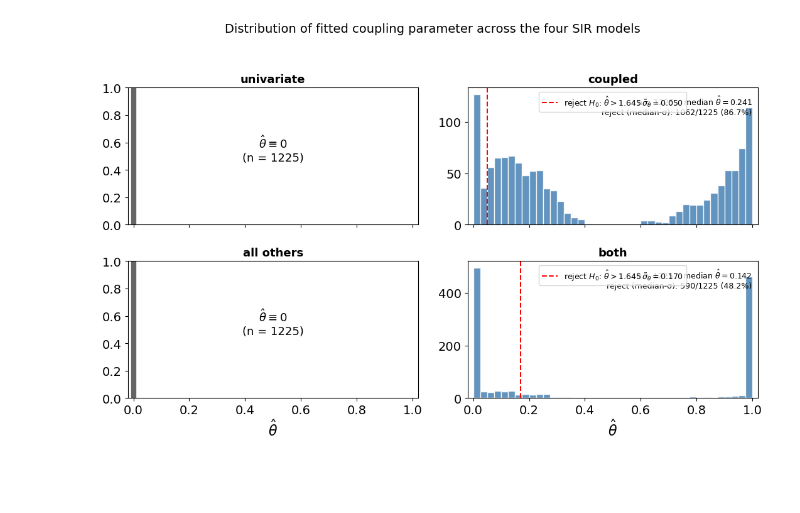
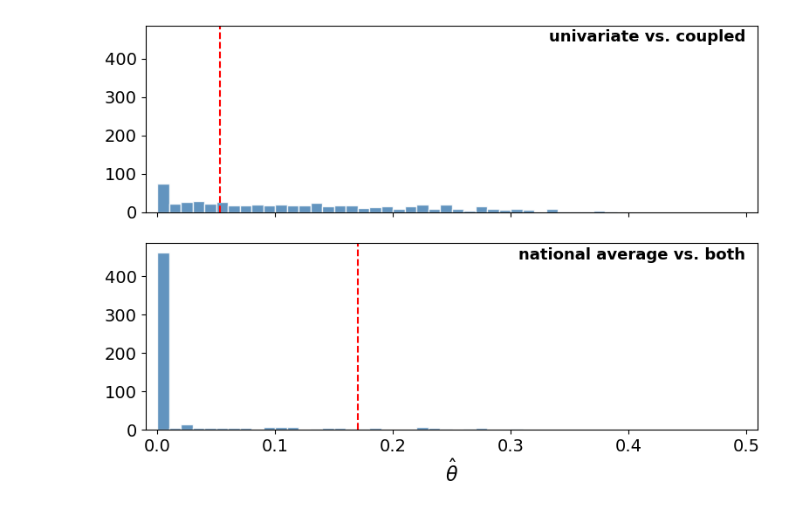
Before and after one commit to yairdaon/contacts, a Jupyter notebook: vis.ipynb, the cells around one changed output. Drawn from its saved outputs; the diff is of its cells as text; code cells hidden in the pictures; blank space fills up the shorter version.

```diff
--- a/vis.ipynb
+++ b/vis.ipynb
@@ -633,13 +310,13 @@ def draw_heatmap(data, **kwargs):
 
 df_agg = df.groupby(['theta', 'amplitude', 'phase2'])['power'].mean().reset_index()
 
-# Stacked panels: in-phase on top, reverse-phase below
-g = sns.FacetGrid(df_agg, row='phase2',
-                  row_order=['in-phase', 'reverse-phase'],
+# Side-by-side panels: in-phase on left, reverse-phase on right
+g = sns.FacetGrid(df_agg, col='phase2',
+                  col_order=['in-phase', 'reverse-phase'],
                   height=5, aspect=1.2)
 g.map_dataframe(draw_heatmap)
 g.set_axis_labels(r'Amplitude ($\epsilon$)', r'$\log_{10}(\theta)$')
-g.set_titles(row_template='')  # suppress default top titles
+g.set_titles(col_template='')  # suppress default top titles
 
 # Panel label INSIDE each panel (top-center), with a semi-opaque white box
 # so the text stays readable against the heatmap.
@@ -665,70 +340,59 @@ NameError: name 'norm' is not defined
 # %%
 # ============================================================
-# Distribution of inferred theta across the four SIR models
-# 2x2 grid mirrors Table 1: cols = coupling on/off, rows = all-others on/off
+# Distribution of inferred theta for the two SIR models where
+# theta is a free parameter (coupled, both). The two trivial
+# (theta == 0) cases are omitted for clarity.
 # ============================================================
 import glob, numpy as np, pandas as pd
 import matplotlib.pyplot as plt
-
-# Load one row per (pair, model config): theta and crlb_theta are constant across seasons
+fold = True
+# One row per (pair, model config): theta and crlb_theta are constant across seasons.
 rows = []
 for f in sorted(glob.glob('outputs/states/*.csv')):
     df = pd.read_csv(f)
     if 'alpha_limit' not in df.columns:
         continue
     df = df.drop_duplicates(subset=['state1', 'state2', 'alpha_limit', 'theta_limit'])
     rows.append(df)
 all_df = pd.concat(rows, ignore_index=True) if rows else pd.DataFrame()
 
-# Row / col layout mirrors Table 1 in the paper.
-#   rows: top    = without all-others driver
-#         bottom = with all-others driver
-#   cols: left  = without coupling (theta pinned)
-#         right = with coupling (theta free)
+# Vertical stack: top = coupled (no all-others), bottom = both (with all-others).
 models = [
-    ((0.0, 0.0), 'univariate', (0, 0)),
-    ((0.0, 1.0), 'coupled',    (0, 1)),
-    ((1.0, 0.0), 'all others', (1, 0)),
-    ((1.0, 1.0), 'both',       (1, 1)),
+    ((0.0, 1.0), 'univariate vs. coupled'),
+    ((1.0, 1.0), 'national average vs. both'),
 ]
 
-fig, axes = plt.subplots(2, 2, figsize=(11, 7), sharex=True, sharey=False)
-for (au, tu), name, (r, c) in models:
-    ax = axes[r, c]
+fig, axes = plt.subplots(2, 1, figsize=(8, 6), sharex=True, sharey=True)
+for i, ((au, tu), name) in enumerate(models):
+    ax = axes[i]
     sub = all_df[(all_df['alpha_limit'] == au) & (all_df['theta_limit'] == tu)]
     theta = sub['theta'].dropna().values
+    if fold:
+        theta = np.minimum(theta, 1-theta)
+    sigma = np.sqrt(sub['crlb_theta'].dropna().values)
     n_pairs = len(theta)
 
-    if tu == 0:
-        # Trivial (theta pinned at 0): show a single spike.
-        ax.axvline(0.0, color='black', linewidth=6, alpha=0.6)
-        ax.text(0.5, 0.55,
-                r'$\hat\theta \equiv 0$' + f'\n(n = {n_pairs})',
-                ha='center', va='center', transform=ax.transAxes, fontsize=13)
-    else:
-        ax.hist(theta, bins=40, range=(0, 1),
-                color='steelblue', edgecolor='white', alpha=0.85)
-        sigma = np.sqrt(sub['crlb_theta'].dropna().values)
-        thresh = 1.645 * np.median(sigma)
-        ax.axvline(thresh, color='red', linestyle='--', linewidth=1.5,
-                   label=fr'reject $H_0$: $\hat\theta > 1.645\,\tilde\sigma_\theta = {thresh:.3f}$')
-        n_reject = int((theta > thresh).sum())
-        ax.text(0.98, 0.95,
-                fr'n = {n_pairs};   median $\hat\theta = {np.median(theta):.3f}$'
-                + f'\nreject (median-\u03c3): {n_reject}/{n_pairs} ({100*n_reject/n_pairs:.1f}%)',
-                ha='right', va='top', transform=ax.transAxes, fontsize=9)
-        ax.legend(loc='upper center', fontsize=9)
+    ax.hist(theta, bins=100, range=(0, 1),
+            color='steelblue', edgecolor='white', alpha=0.85, density=False)
+    thresh = 1.645 * np.median(sigma)
+    ax.axvline(thresh, color='red', linestyle='--', linewidth=1.5)
+    #               label=fr'reject $H_0$: $\hat\theta > 1.645\,\tilde\sigma_\theta = {thresh:.3f}$')
+    n_reject = int((theta > thresh).sum())
+    # ax.text(0.98, 0.88,
+    #         fr'n = {n_pairs};   median $\hat\theta = {np.median(theta):.3f}$'
+    #         + f'\nreject (median-\u03c3): {n_reject}/{n_pairs} ({100*n_reject/n_pairs:.1f}%)',
+    #         ha='right', va='top', transform=ax.transAxes, fontsize=10)
+    #ax.legend(loc='upper center', fontsize=10)
+    ax.text(0.98, 0.98, name, ha='right', va='top',
+            transform=ax.transAxes, fontsize=13, fontweight='bold')
+    ax.set_xlim(-0.01, 0.51 + int(not fold)/2)
 
-    ax.set_title(name, fontsize=13, fontweight='bold')
-    ax.set_xlim(-0.02, 1.02)
-    if r == 1:
-        ax.set_xlabel(r'$\hat\theta$')
+axes[-1].set_xlabel(r'$\hat\theta$')
 
-fig.suptitle('Distribution of fitted coupling parameter across the four SIR models',
-             fontsize=14)
+#fig.suptitle('Distribution of fitted coupling parameter', fontsize=14)
 fig.tight_layout(rect=[0, 0, 1, 0.96])
-fig.savefig('pix/theta_distribution_4models.pdf', bbox_inches='tight')
-fig.savefig('pix/theta_distribution_4models.png', dpi=150, bbox_inches='tight')
+fig.savefig('pix/theta_distribution_models.pdf', bbox_inches='tight')
+fig.savefig('pix/theta_distribution_models.png', dpi=150, bbox_inches='tight')
 plt.show()
 # %% [output]
-[figure, old version]
+[figure, new version]
```
Also changed, not shown: parts of 16 cells of this notebook, 4 other files.
